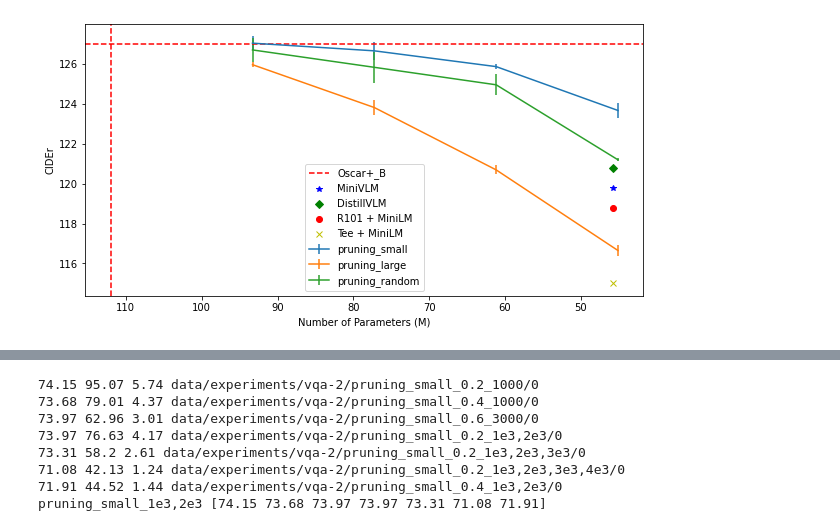
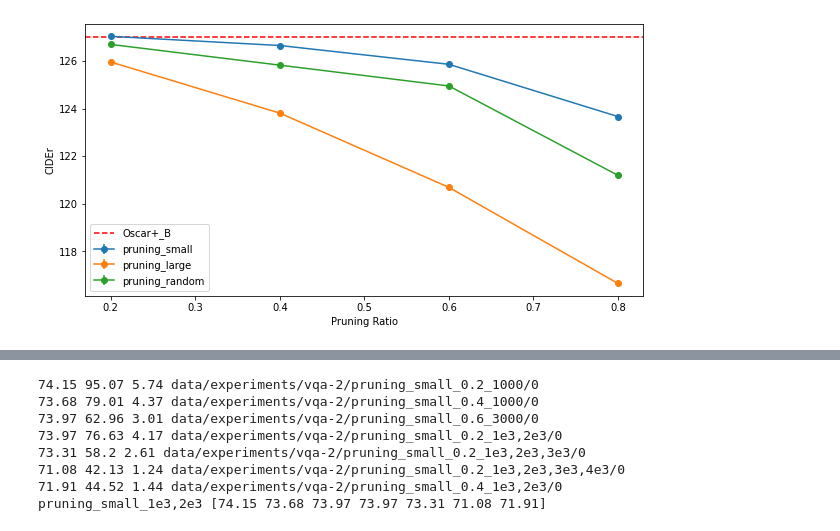
Before and after one commit to liqing-ustc/Oscar, a Jupyter notebook: results_analysis.ipynb, the cells around one changed output, grey strips where cells are left out. Saved outputs shown, nothing was run; the diff lists cells and outputs as text; code cells hidden in the pictures.

```diff
--- a/results_analysis.ipynb
+++ b/results_analysis.ipynb
@@ -6,40 +6,43 @@ import matplotlib.pyplot as plt
 # %%
 plt.figure(figsize=(10, 5))
 output_dir = 'data/experiments/captioning/pruning_{}_{}/{}'
 n_repeat = 3
 metric = 'CIDEr'
+pruning_ratio_list = [0.2, 0.4, 0.6, 0.8]
 for pruning_strategy in ['small', 'large', 'random']:
     params = []
     res = []
-    for pruning_ratio in [0.2, 0.4, 0.6, 0.8]:
+    for pruning_ratio in pruning_ratio_list:
         for seed in range(n_repeat):
             resolved_output_dir = output_dir.format(pruning_strategy, pruning_ratio, seed)
             data = json.load(open(resolved_output_dir + '/saved_info.json'))
             params.append(data['params'])
             res.append(data['test_result'][metric])
     params = np.array(params).reshape((-1, n_repeat))
     res = np.array(res).reshape((-1, n_repeat)) * 100
     params = params.mean(1)
     label = 'pruning_' + pruning_strategy
-    plt.errorbar(params, res.mean(1), res.std(1), label = label)
+    plt.errorbar(pruning_ratio_list, res.mean(1), 0, fmt='o-', label = label)
+#     plt.errorbar(params, res.mean(1), res.std(1), label = label)
 #     for x,y,z in zip(params,res.mean(1), res.std(1)):
 #         x,y,z = round(x, 2), round(y, 2), round(z, 2)
 #         plt.annotate(f"({x},{y}-{z})", (x,y), textcoords="offset points", xytext=(0,10), ha='center')
 
 
 plt.axhline(y=127, color='r', linestyle="dashed", label='Oscar+_B')
 # plt.axhline(y=123.7, color='r', linestyle="dashed", label='Oscar_B')
-plt.axvline(x=112, color='r', linestyle="dashed")
-plt.plot(45.7,119.8,'b*', label='MiniVLM')
-plt.plot(45.7,120.8,'gD', label='DistillVLM')
-plt.plot(45.7,118.8,'ro', label='R101 + MiniLM')
-plt.plot(45.7,115,'yx', label='Tee + MiniLM')
+# plt.axvline(x=112, color='r', linestyle="dashed")
+# plt.plot(45.7,119.8,'b*', label='MiniVLM')
+# plt.plot(45.7,120.8,'gD', label='DistillVLM')
+# plt.plot(45.7,118.8,'ro', label='R101 + MiniLM')
+# plt.plot(45.7,115,'yx', label='Tee + MiniLM')
 
-plt.xlabel('Number of Parameters (M)')
+# plt.xlabel('Number of Parameters (M)')
+plt.xlabel('Pruning Ratio')
 plt.ylabel(metric)
-plt.gca().invert_xaxis()
+# plt.gca().invert_xaxis()
 plt.legend()
-plt.savefig('output/res.png', dpi=300)
+plt.savefig('figures/pruning_strategy_ic.png', dpi=300)
 plt.show()
 # %% [output]
-[figure, old version]
+[figure, new version]
```
Also changed, not shown: parts of 4 cells of this notebook, 2 other files.
